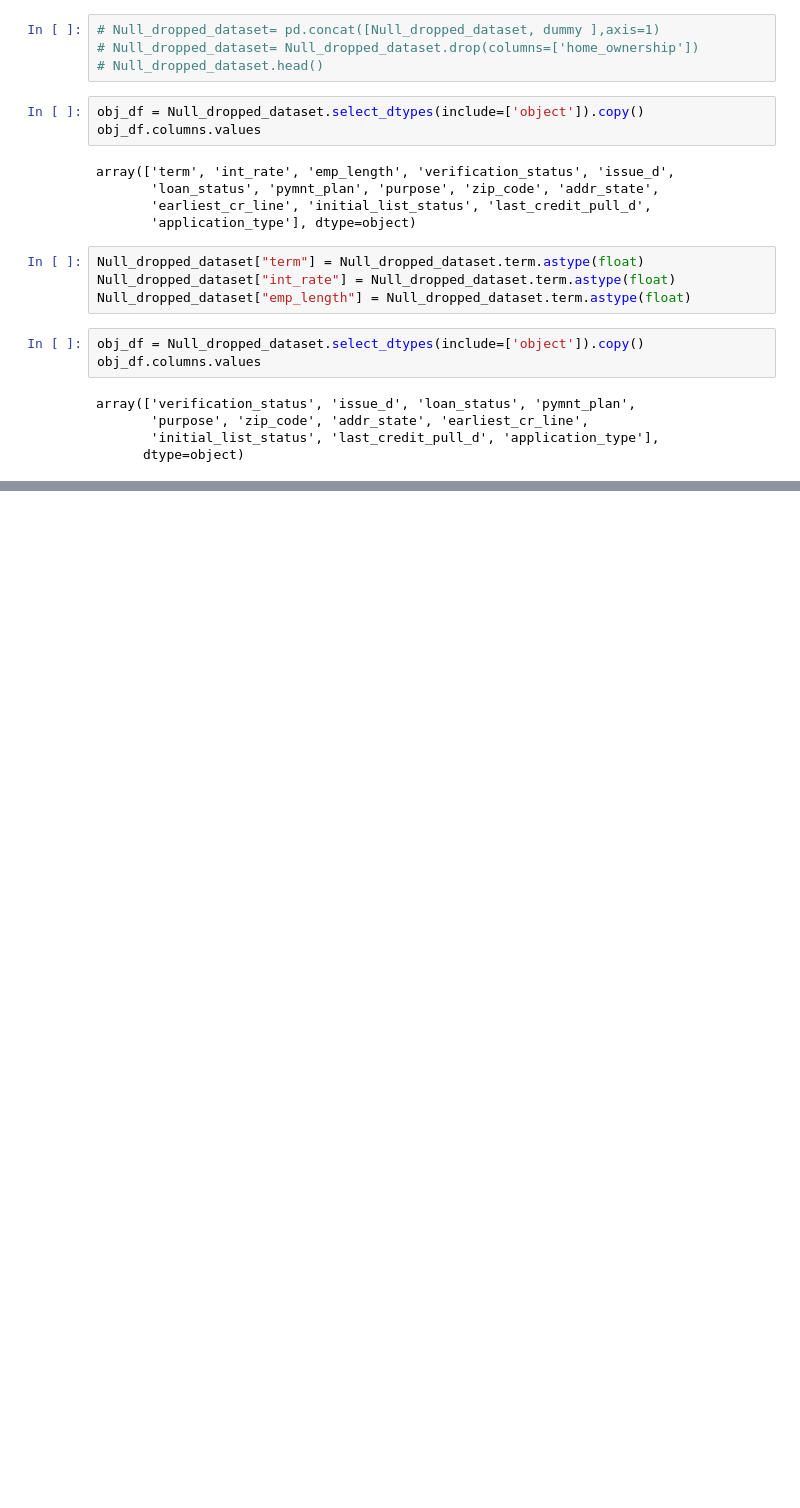
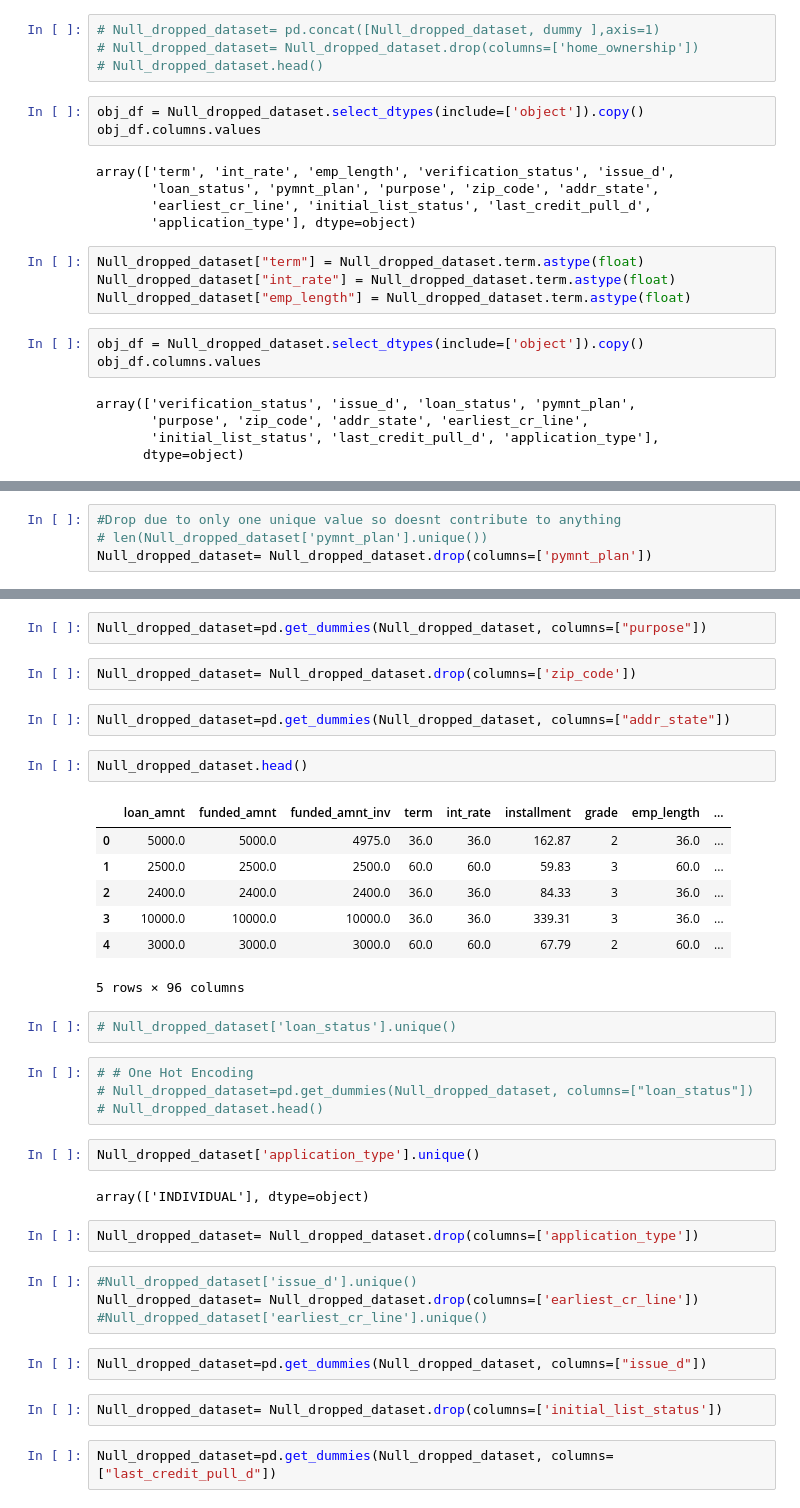
Before and after one commit to shayekh00/Loan-Defaulter, a Jupyter notebook: Loan_Defaulter.ipynb, the cells around one changed output, grey strips where cells are left out. Drawn from its saved outputs; the diff is of its cells as text; blank space fills up the shorter version.

```diff
--- a/Loan_Defaulter.ipynb
+++ b/Loan_Defaulter.ipynb
@@ -203,0 +226,4 @@ array(['verification_status', 'issue_d', 'loan_status', 'pymnt_plan',
+# %%
+#Drop due to only one unique value so doesnt contribute to anything
+# len(Null_dropped_dataset['pymnt_plan'].unique())
+Null_dropped_dataset= Null_dropped_dataset.drop(columns=['pymnt_plan'])
@@ -203,0 +237,38 @@ array(['verification_status', 'issue_d', 'loan_status', 'pymnt_plan',
+# %%
+Null_dropped_dataset=pd.get_dummies(Null_dropped_dataset, columns=["purpose"])
+# %%
+Null_dropped_dataset= Null_dropped_dataset.drop(columns=['zip_code'])
+# %%
+Null_dropped_dataset=pd.get_dummies(Null_dropped_dataset, columns=["addr_state"])
+# %%
+Null_dropped_dataset.head()
+# %% [output]
+|  | loan_amnt | funded_amnt | funded_amnt_inv | term | int_rate | installment | grade | emp_length | ... |
+| 0 | 5000.0 | 5000.0 | 4975.0 | 36.0 | 36.0 | 162.87 | 2 | 36.0 | ... |
+| 1 | 2500.0 | 2500.0 | 2500.0 | 60.0 | 60.0 | 59.83 | 3 | 60.0 | ... |
+| 2 | 2400.0 | 2400.0 | 2400.0 | 36.0 | 36.0 | 84.33 | 3 | 36.0 | ... |
+| 3 | 10000.0 | 10000.0 | 10000.0 | 36.0 | 36.0 | 339.31 | 3 | 36.0 | ... |
+| 4 | 3000.0 | 3000.0 | 3000.0 | 60.0 | 60.0 | 67.79 | 2 | 60.0 | ... |
+5 rows × 96 columns
+# %%
+# Null_dropped_dataset['loan_status'].unique()
+# %%
+# # One Hot Encoding
+# Null_dropped_dataset=pd.get_dummies(Null_dropped_dataset, columns=["loan_status"])
+# Null_dropped_dataset.head()
+# %%
+Null_dropped_dataset['application_type'].unique()
+# %% [output]
+array(['INDIVIDUAL'], dtype=object)
+# %%
+Null_dropped_dataset= Null_dropped_dataset.drop(columns=['application_type'])
+# %%
+#Null_dropped_dataset['issue_d'].unique()
+Null_dropped_dataset= Null_dropped_dataset.drop(columns=['earliest_cr_line'])
+#Null_dropped_dataset['earliest_cr_line'].unique()
+# %%
+Null_dropped_dataset=pd.get_dummies(Null_dropped_dataset, columns=["issue_d"])
+# %%
+Null_dropped_dataset= Null_dropped_dataset.drop(columns=['initial_list_status'])
+# %%
+Null_dropped_dataset=pd.get_dummies(Null_dropped_dataset, columns=["last_credit_pull_d"])
```
Also changed, not shown: parts of 16 cells of this notebook.
